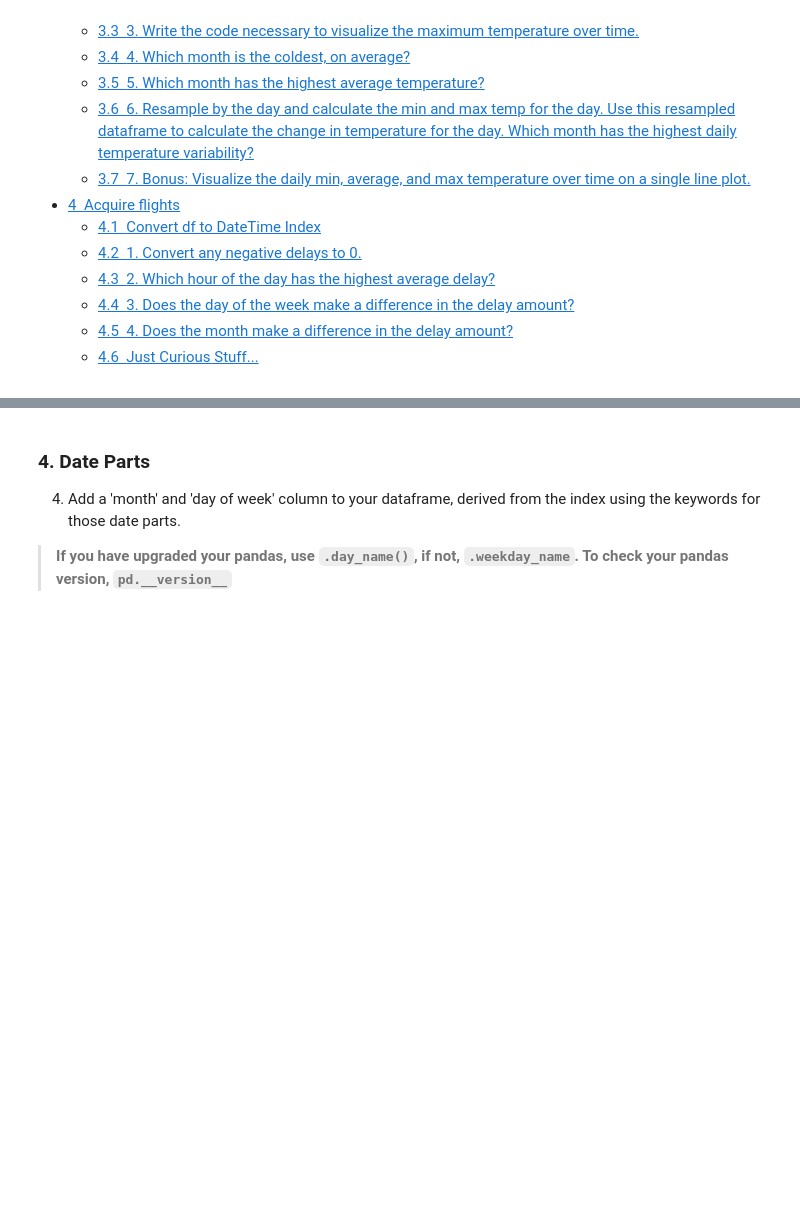
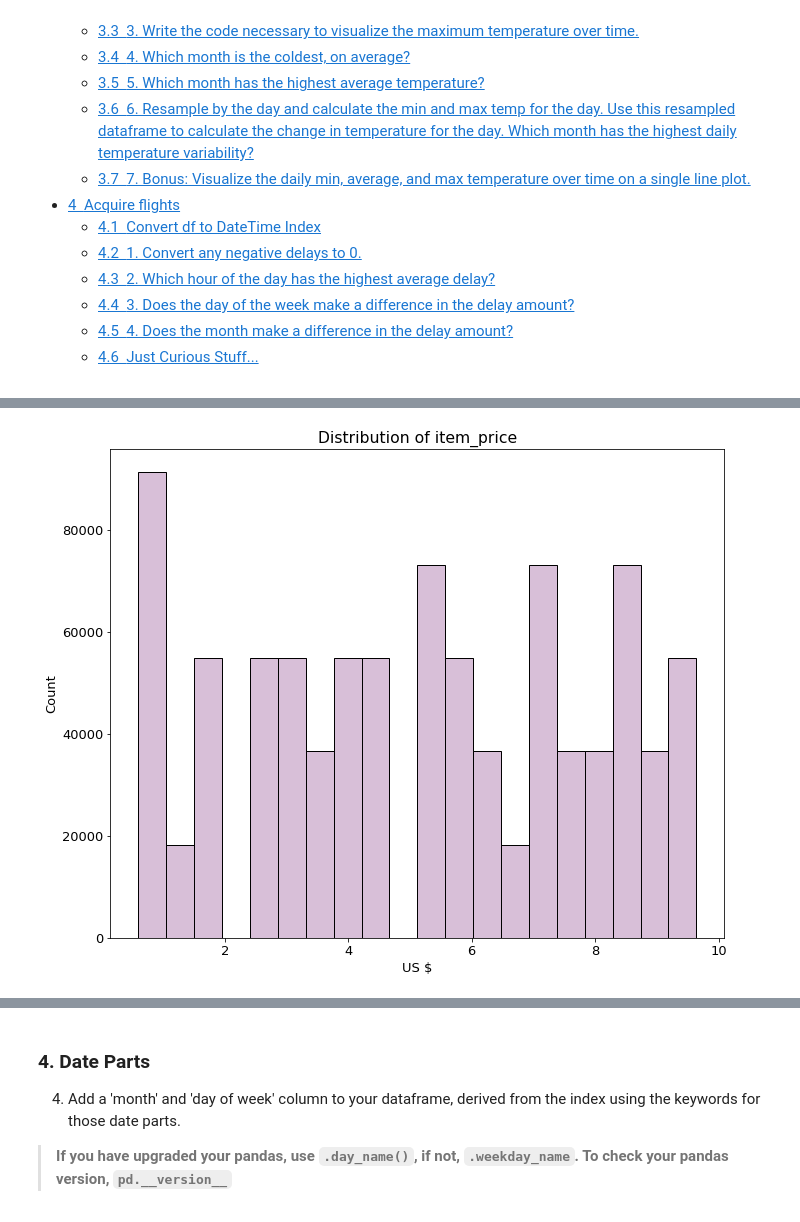
Before and after one commit to faithkane3/time_series, a Jupyter notebook: ts_prepare.ipynb, the cells around one changed output, grey strips where cells are left out. Saved outputs shown, nothing was run; the diff lists cells and outputs as text; code cells hidden in the pictures; blank space fills up the shorter version.

Commit message:
Commit module cleanup and prepare store through 6

```diff
--- a/ts_prepare.ipynb
+++ b/ts_prepare.ipynb
@@ -85,0 +27,2 @@ def get_store_data_dti():
+# %%
+df = get_store_data()
@@ -98,13 +109,0 @@ df.index.max()
-# %%
-def hist_plot(df, col, bins):
-    """
-    function takes in a DataFrame,
-    a string for column name or list, and
-    integer for number of bins and
-    displays a histogram of the column
-    """
-    plt.hist(df[col], bins=bins, color='thistle')
-    plt.title('Distribution of ' + col)
-    plt.xlabel('')
-    plt.ylabel('Count')
-    plt.show()
@@ -111,3 +116,5 @@ def hist_plot(df, col, bins):
 # %%
-hist_plot(df=df, col='item_price', bins=20)
+hist_plot(df=df, col='item_price', unit_label='US $', bins=20)
+# %% [output]
+[figure, added]
 # %%
```
Also changed, not shown: parts of 39 cells of this notebook, 2 other files.
